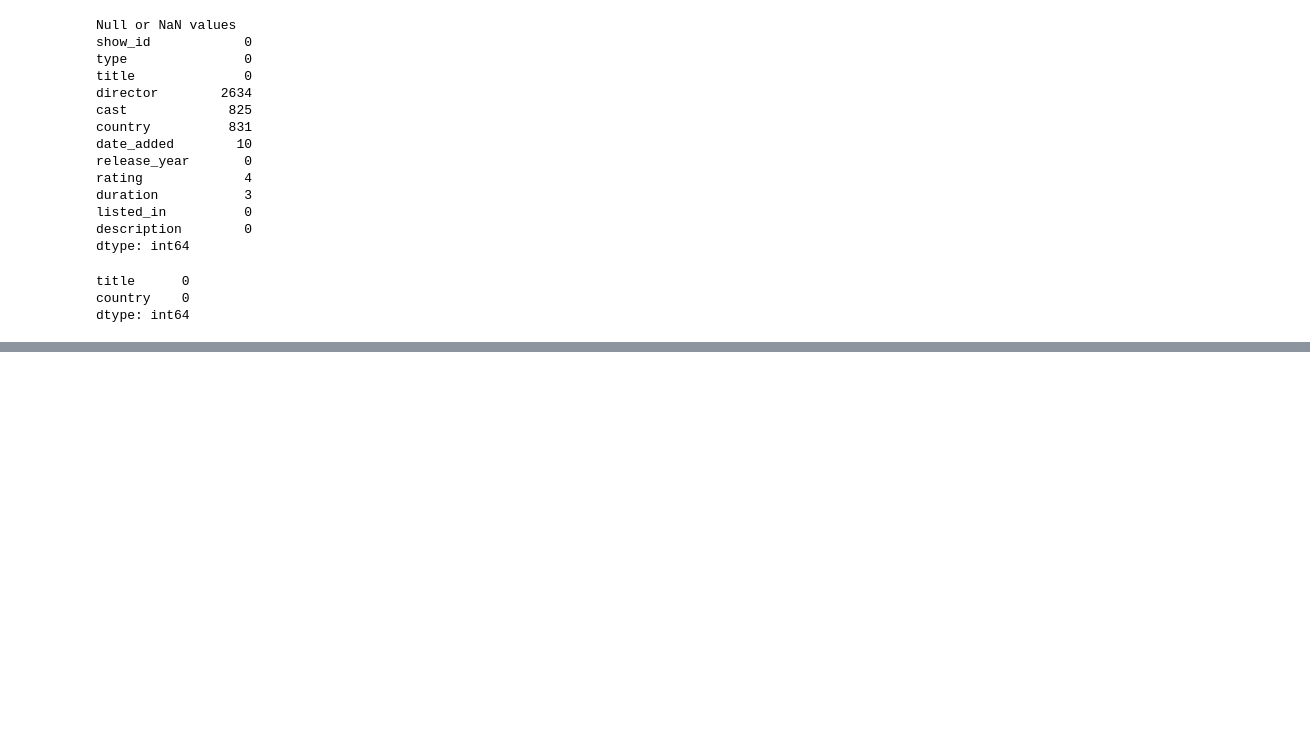
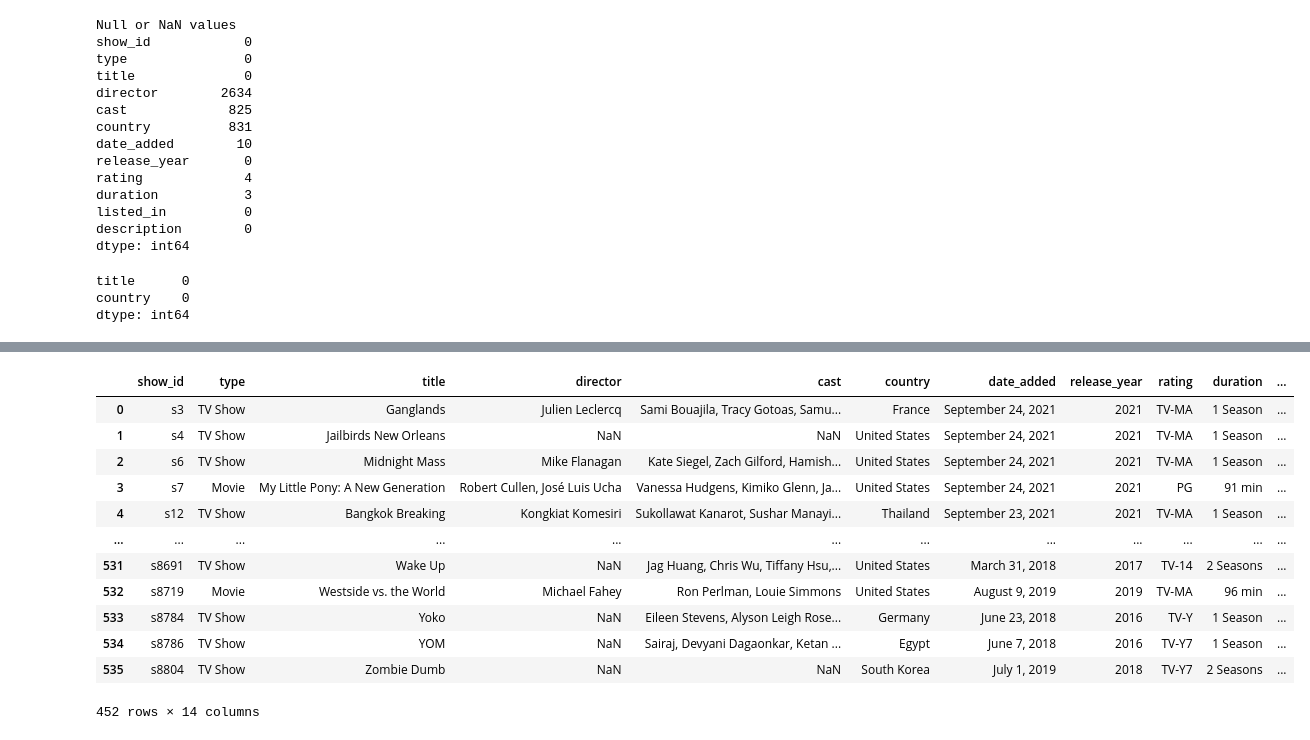
Before and after one commit to khris51/Project-3, a Jupyter notebook: api_req.ipynb, the cells around one changed output, grey strips where cells are left out. Cells and saved outputs as stored; diff of their text form; code cells hidden in the pictures; blank space fills up the shorter version.

```diff
--- a/api_req.ipynb
+++ b/api_req.ipynb
@@ -134,0 +199,7 @@ dtype: int64
+# %%
+# Extract 1st country from Country row
+updated_df['country'] = updated_df['country'].str.split(',').str.get(0)
+# Change abbr. to match other country names
+updated_df['country'] = updated_df['country'].replace({'USA': 'United States', 'UK': 'United Kingdom'})
+
+updated_df['country'].unique()
@@ -134,0 +270,10 @@ dtype: int64
+# %%
+# Add coordinates to country
+updated_df['latitude'] = None
+updated_df['longitude'] = None
+
+for country, (lat,lon) in coordinates.items():
+    updated_df.loc[updated_df['country'] == country, 'latitude'] = lat
+    updated_df.loc[updated_df['country'] == country, 'longitude'] = lon
+
+updated_df.head()
@@ -134,0 +310,19 @@ dtype: int64
+# %%
+# Drop rows with no LatLong because the map can not handle Nan values
+updated_df = updated_df.dropna(subset=['latitude','longitude'])
+# %%
+updated_df
+# %% [output]
+|  | show_id | type | title | director | cast | country | date_added | release_year | rating | duration | ... |
+| 0 | s3 | TV Show | Ganglands | Julien Leclercq | Sami Bouajila, Tracy Gotoas, Samu... | France | September 24, 2021 | 2021 | TV-MA | 1 Season | ... |
+| 1 | s4 | TV Show | Jailbirds New Orleans | NaN | NaN | United States | September 24, 2021 | 2021 | TV-MA | 1 Season | ... |
+| 2 | s6 | TV Show | Midnight Mass | Mike Flanagan | Kate Siegel, Zach Gilford, Hamish... | United States | September 24, 2021 | 2021 | TV-MA | 1 Season | ... |
+| 3 | s7 | Movie | My Little Pony: A New Generation | Robert Cullen, José Luis Ucha | Vanessa Hudgens, Kimiko Glenn, Ja... | United States | September 24, 2021 | 2021 | PG | 91 min | ... |
+| 4 | s12 | TV Show | Bangkok Breaking | Kongkiat Komesiri | Sukollawat Kanarot, Sushar Manayi... | Thailand | September 23, 2021 | 2021 | TV-MA | 1 Season | ... |
+| ... | ... | ... | ... | ... | ... | ... | ... | ... | ... | ... | ... |
+| 531 | s8691 | TV Show | Wake Up | NaN | Jag Huang, Chris Wu, Tiffany Hsu,... | United States | March 31, 2018 | 2017 | TV-14 | 2 Seasons | ... |
+| 532 | s8719 | Movie | Westside vs. the World | Michael Fahey | Ron Perlman, Louie Simmons | United States | August 9, 2019 | 2019 | TV-MA | 96 min | ... |
+| 533 | s8784 | TV Show | Yoko | NaN | Eileen Stevens, Alyson Leigh Rose... | Germany | June 23, 2018 | 2016 | TV-Y | 1 Season | ... |
+| 534 | s8786 | TV Show | YOM | NaN | Sairaj, Devyani Dagaonkar, Ketan ... | Egypt | June 7, 2018 | 2016 | TV-Y7 | 1 Season | ... |
+| 535 | s8804 | TV Show | Zombie Dumb | NaN | NaN | South Korea | July 1, 2019 | 2018 | TV-Y7 | 2 Seasons | ... |
+452 rows × 14 columns
```
Also changed, not shown: parts of 14 cells of this notebook, 2 other files.
